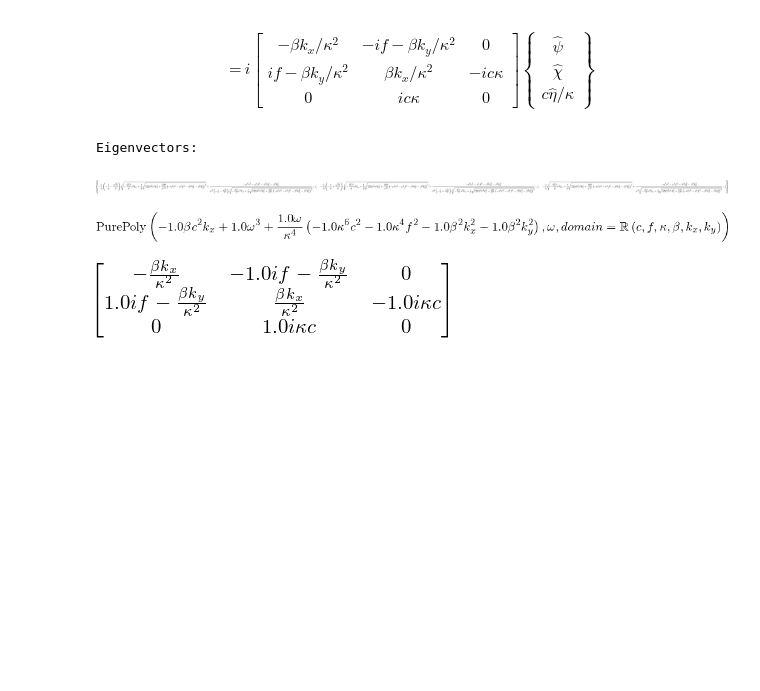
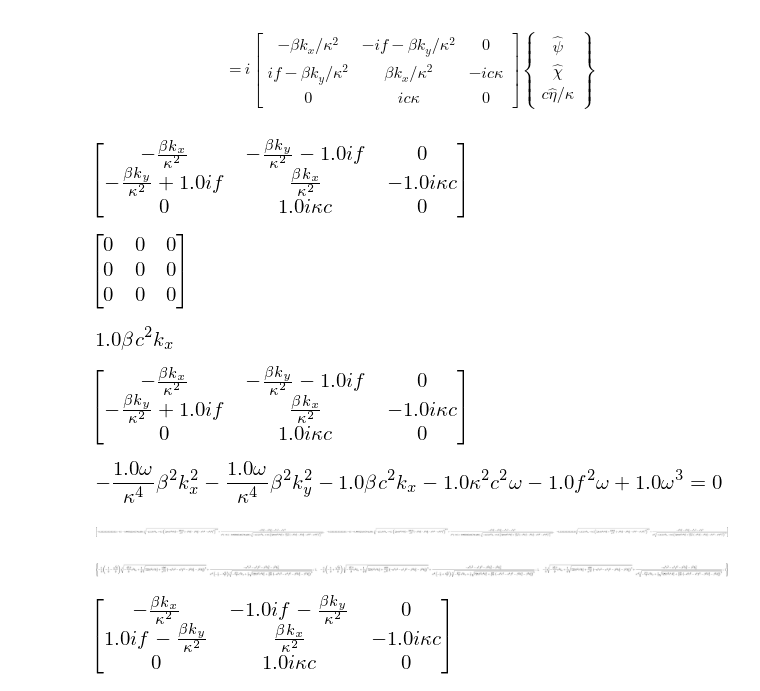
Before and after one commit to ashwinvis/spectral_energy_budget_sw1l, a Jupyter notebook: Python/sympy/normalmode_nb-beta.ipynb, the cells around one changed output. Drawn from its saved outputs; the diff is of its cells as text; code cells hidden in the pictures; blank space fills up the shorter version.

Commit message:
Hermitian matrix but eigenvalues?'

```diff
--- a/Python/sympy/normalmode_nb-beta.ipynb
+++ b/Python/sympy/normalmode_nb-beta.ipynb
@@ -125,11 +125,11 @@ as an eigenvalue problem:
 # %%
 # coding: utf-8
 from sympy import *
-from sympy.abc import psi, chi, eta, beta, omega
+from sympy.abc import psi, chi, eta, omega
 
 init_printing()
 f, ck, c = symbols('f ck c', real=True)
-sigma, kappa = symbols(r'\sigma \kappa', real=True)
+sigma, kappa, beta = symbols(r'\sigma \kappa \beta', real=True)
 kx, ky, kh =  symbols('k_x k_y k_h', real=True)
 u,v =  symbols('u v')
 
@@ -161,7 +161,20 @@ def subck(M):
 A = Matrix(([-beta*kx/kappa**2, -1j*f - beta*ky/kappa**2, 0],
             [1j*f - beta*ky/kappa**2, beta*kx/kappa**2, -1j*c*kappa],
             [0,1j*c*kappa,0]))
-L = A.eigenvals()
-X = A.eigenvects()
-# %% [output]
-Eigenvectors:
+# %%
+A
+# %% [output]
+[figure, added]
+# %%
+Ah = A.conjugate().transpose()
+Ah - A
+# %% [output]
+[figure, added]
+# %%
+A.det()
+# %% [output]
+[figure, added]
+# %%
+A.conjugate().transpose()
+# %% [output]
+[figure, added]
@@ -167,0 +185,8 @@ Eigenvectors:
+# %%
+chareqn
+# %% [output]
+[figure, added]
+# %%
+solve(chareqn, omega)
+# %% [output]
+[figure, added]
@@ -169,10 +197,6 @@ Eigenvectors:
 L
 # %% [output]
 [figure]
-# %%
-A.charpoly(omega)
-# %% [output]
-[figure, removed]
 # %%
 A
 # %% [output]
```
Also changed, not shown: parts of 3 cells of this notebook, 4 other files.
